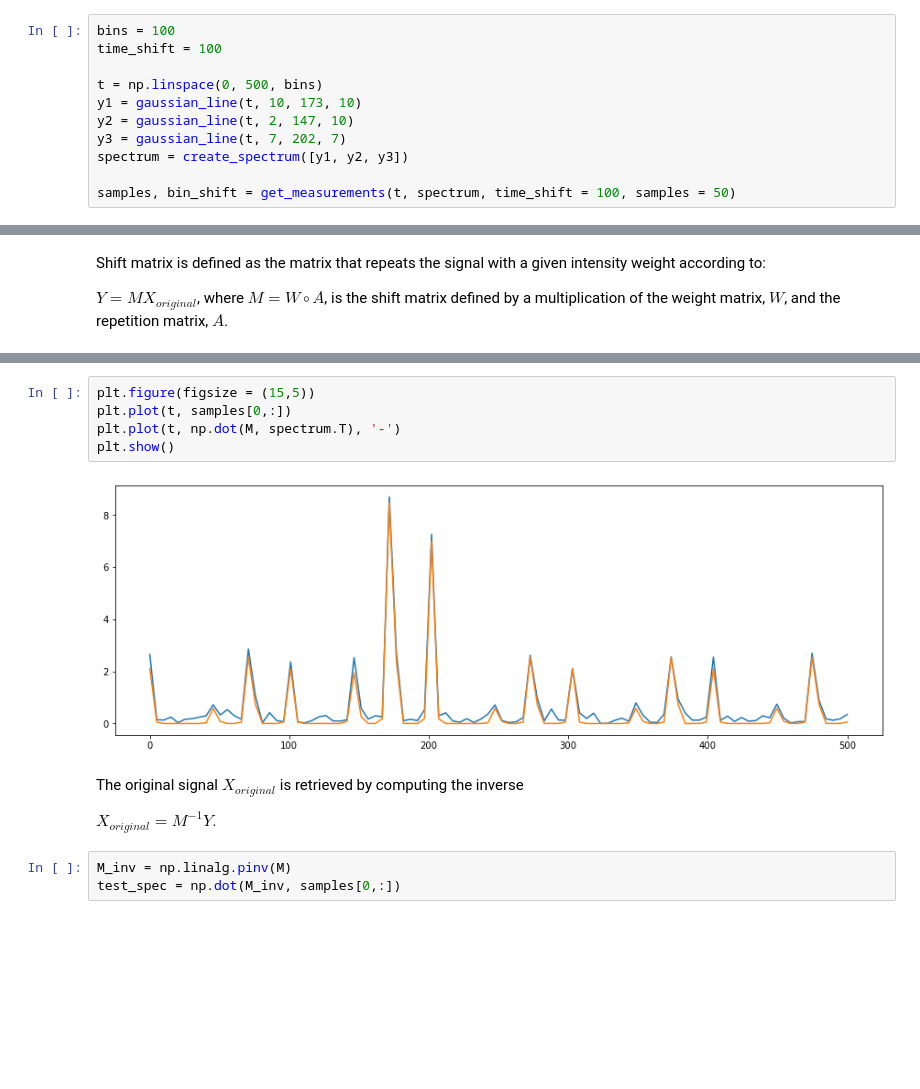
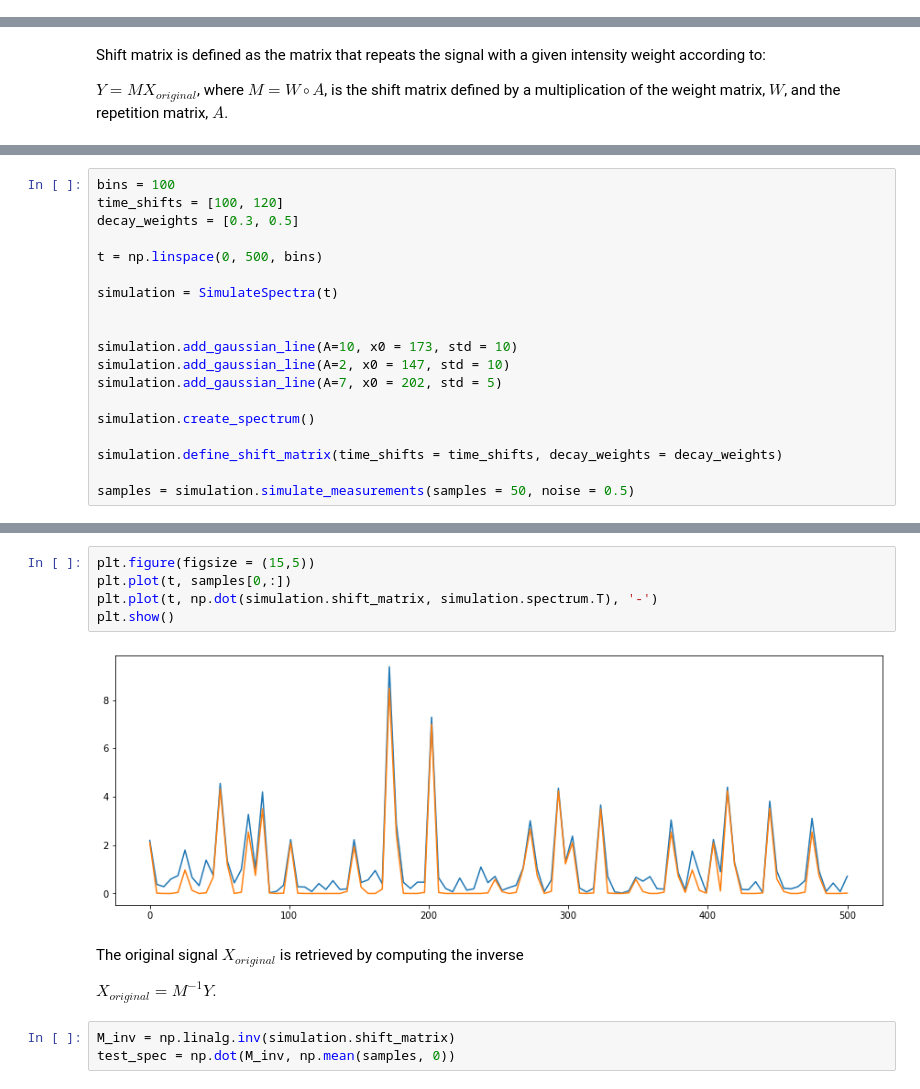
Before and after one commit to jonand9010/spectralanalysis, a Jupyter notebook: simulate_repeated_spectrum.ipynb, the cells around one changed output, grey strips where cells are left out. Saved outputs shown, nothing was run; the diff lists cells and outputs as text; blank space fills up the shorter version.

```diff
--- a/simulate_repeated_spectrum.ipynb
+++ b/simulate_repeated_spectrum.ipynb
@@ -38,11 +6,0 @@ def get_measurements(t, spectrum, time_shift, samples = 10):
-# %%
-bins = 100
-time_shift = 100
-
-t = np.linspace(0, 500, bins)
-y1 = gaussian_line(t, 10, 173, 10)
-y2 = gaussian_line(t, 2, 147, 10)
-y3 = gaussian_line(t, 7, 202, 7)
-spectrum = create_spectrum([y1, y2, y3])
-
-samples, bin_shift = get_measurements(t, spectrum, time_shift = 100, samples = 50)
@@ -84,0 +65,19 @@ M = get_shift_matrix(t, spectrum, time_shifts = [time_shift], decay_weight = 0.3
+# %%
+bins = 100
+time_shifts = [100, 120]
+decay_weights = [0.3, 0.5]
+
+t = np.linspace(0, 500, bins)
+
+simulation = SimulateSpectra(t)
+
+
+simulation.add_gaussian_line(A=10, x0 = 173, std = 10)
+simulation.add_gaussian_line(A=2, x0 = 147, std = 10)
+simulation.add_gaussian_line(A=7, x0 = 202, std = 5)
+
+simulation.create_spectrum()
+
+simulation.define_shift_matrix(time_shifts = time_shifts, decay_weights = decay_weights)
+
+samples = simulation.simulate_measurements(samples = 50, noise = 0.5)
@@ -85,16 +95,16 @@ M = get_shift_matrix(t, spectrum, time_shifts = [time_shift], decay_weight = 0.3
 # %%
 plt.figure(figsize = (15,5))
 plt.plot(t, samples[0,:])
-plt.plot(t, np.dot(M, spectrum.T), '-')
+plt.plot(t, np.dot(simulation.shift_matrix, simulation.spectrum.T), '-')
 plt.show()
 # %% [output]
-[figure, old version]
+[figure, new version]
 # %% [markdown]
 The original signal $X_{original}$ is retrieved by computing the inverse
 
 $X_{original} = M^{-1} Y$.
 # %%
-M_inv = np.linalg.pinv(M)
-test_spec = np.dot(M_inv, samples[0,:])
+M_inv = np.linalg.inv(simulation.shift_matrix)
+test_spec = np.dot(M_inv, np.mean(samples, 0))
 # %%
 plt.figure(figsize = (15,5))
```
Also changed, not shown: parts of 7 cells of this notebook.
